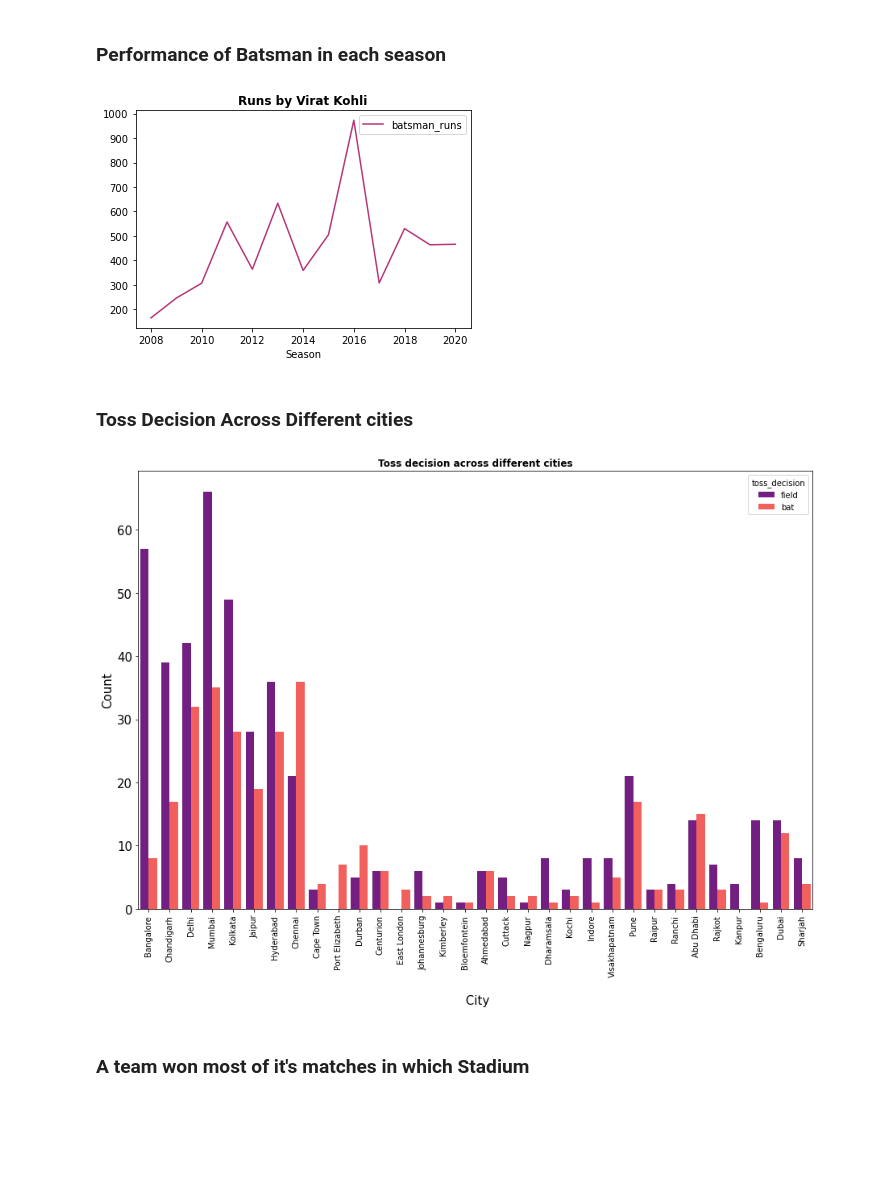
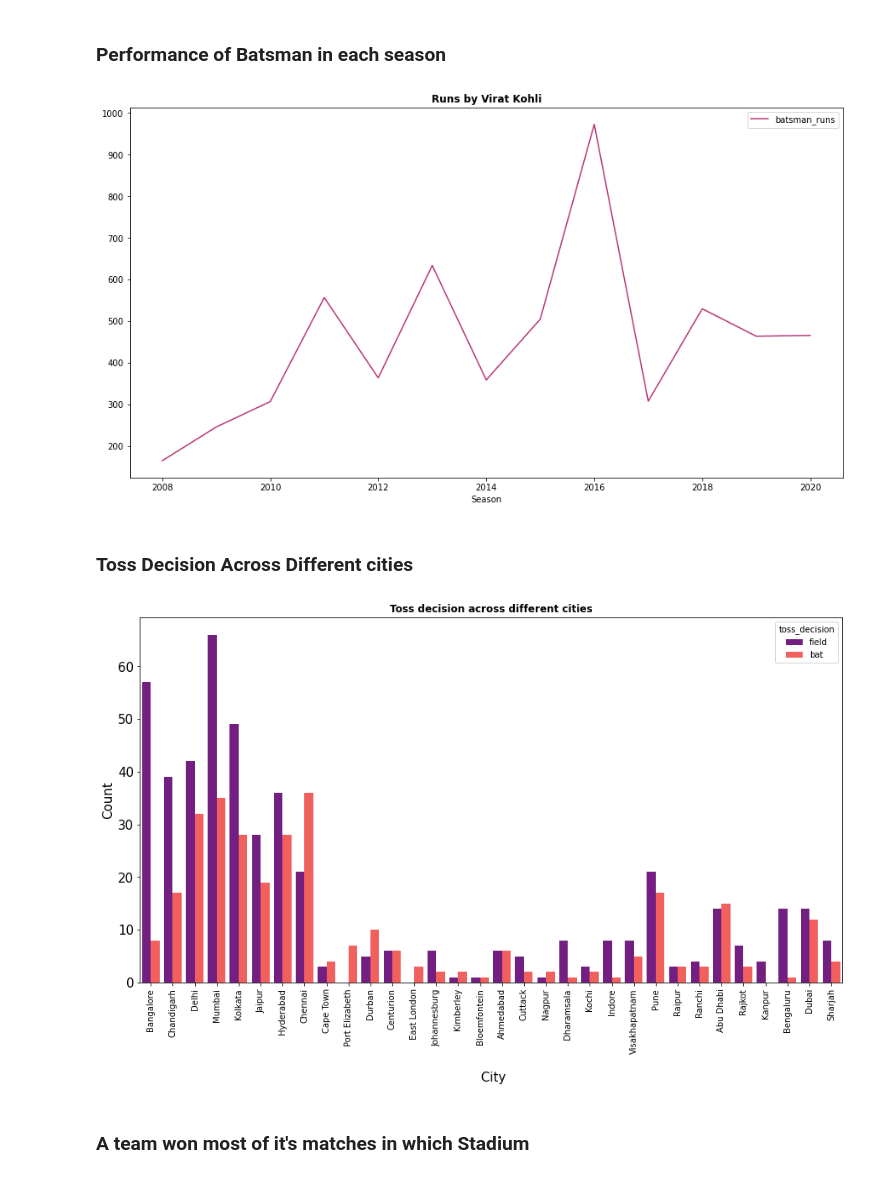
Before and after one commit to AmishaSingh0210/IPL_Data_Analysis, a Jupyter notebook: IPL DATA ANALYSIS.ipynb, the cells around one changed output. Cells and saved outputs as stored; diff of their text form; code cells hidden in the pictures; blank space fills up the shorter version.

```diff
--- a/IPL DATA ANALYSIS.ipynb
+++ b/IPL DATA ANALYSIS.ipynb
@@ -77,18 +77,19 @@ season_data.head()
 # %%
 VK = season_data[season_data['batsman']=='V Kohli']
 SRuns_batsman= VK.groupby('Season')['batsman_runs'].sum().reset_index()
-p=season.set_index('Season')
+p=SRuns_batsman.set_index('Season')
+plt.figure(figsize=(15,8))
 ax = plt.axes()
 ax.set(facecolor = "white")
 sns.lineplot(data=p,palette="magma")
 plt.title('Runs by Virat Kohli',fontsize=12,fontweight="bold")
 plt.show()
 # %% [output]
-[figure, old version]
+[figure, new version]
 # %% [markdown]
 ### Toss Decision Across Different cities
 # %%
-plt.figure(figsize=(15,10))
+plt.figure(figsize=(15,8))
 ax = plt.axes()
 ax.set(facecolor = "white")
 sns.countplot(x='city', hue='toss_decision', data=data_frame_2020,palette="magma",saturation=1)
@@ -99,7 +100,7 @@ plt.ylabel('Count',fontsize=15)
 plt.title('Toss decision across different cities',fontsize=12,fontweight="bold")
 plt.show()
 # %% [output]
-[figure, old version]
+[figure, new version]
 # %% [markdown]
 ###  A team won most of it's matches in which Stadium
 # %%
```
Also changed, not shown: parts of 3 cells of this notebook.
